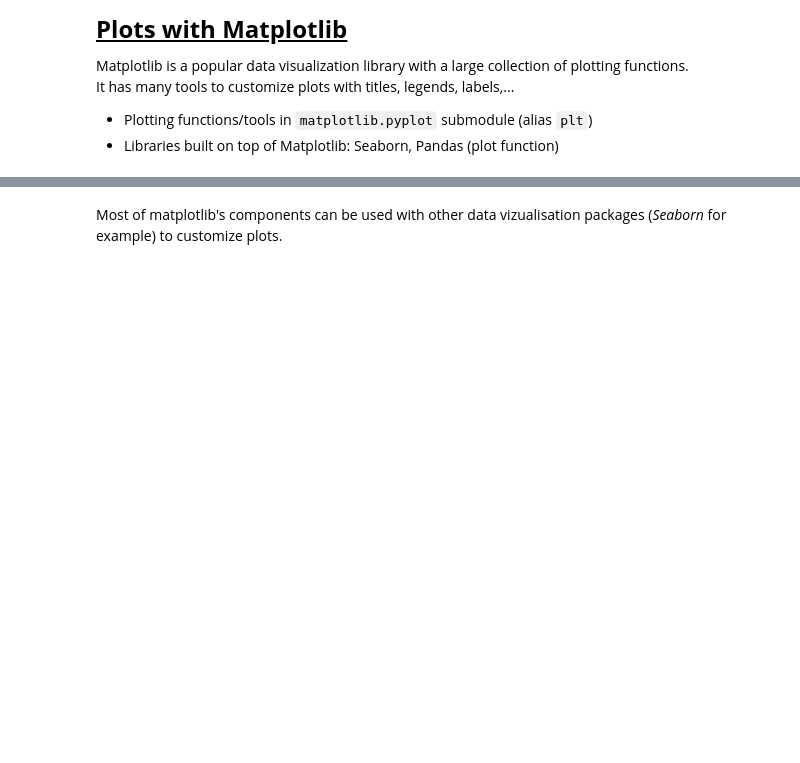
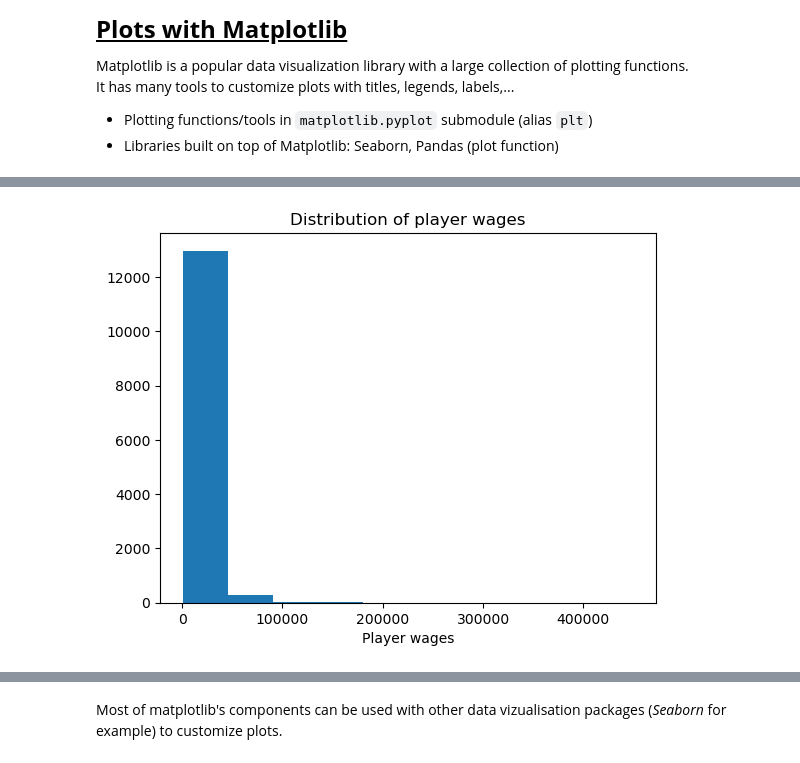
Before and after one commit to waddason/Hi-Paris_bootcamp, a Jupyter notebook: Intermediate_course/Intermediate_Python_DB2024.ipynb, the cells around one changed output, grey strips where cells are left out. Drawn from its saved outputs; the diff is of its cells as text; code cells hidden in the pictures; blank space fills up the shorter version.

```diff
--- a/Intermediate_course/Intermediate_Python_DB2024.ipynb
+++ b/Intermediate_course/Intermediate_Python_DB2024.ipynb
@@ -392,6 +500,6 @@ Here is an example using `pd.read_csv()` to load the `football_players.csv` file
 This csv file contains data on a large number of male and female football players ⚽. <br>
 # %%
 # Import a csv file as a dataframe
-players_df = pd.read_csv("football_players.csv")
+df_players = pd.read_csv("football_players.csv")
 # %%
 # Show the first five rows of a dataframe
@@ -471,3 +746,4 @@ players_df.isna().sum()
 # %%
 # Fill the missing values of "Attacking" with 50
-players_df["attacking"].fillna(50) # add inplace=True to modify the column directly
+df_players["attacking"] = df_players["attacking"].fillna(50)  # modify the column
+df_players.head()
@@ -514,5 +837,7 @@ You can easily **add new columns** or **modify** existing columns to these objec
 Lambda functions are commonly used with the apply method but you can use any type of function.
 # %%
 # Add a new column with the players height in foot (foot = centimeters/30.48)
-players_df["height_foot"] = players_df["height_cm"].apply(lambda x: x/30.48) # changes saved to the dataframe
+df_players["height_foot"] = df_players["height_cm"].apply(
+    lambda x: x / 30.48
+)  # changes saved to the dataframe
 # %%
@@ -626,10 +1051,12 @@ Within a Figure, you can add axes, data points, a title, etc..
 # %%
 # Plot the distribution of player wages
 
-plt.hist(x=players_df["wage_eur"]) # create the histogram
-plt.title("Distribution of player wages") # add a title
+plt.hist(x=df_players["wage_eur"])  # create the histogram
+plt.title("Distribution of player wages")  # add a title
 plt.xlabel("Player wages")
 plt.show()
+# %% [output]
+[figure, added]
 # %%
 # Create a scatter plot with players height (in cm) and movement
 
```
Also changed, not shown: parts of 88 cells of this notebook, 12 other files.
